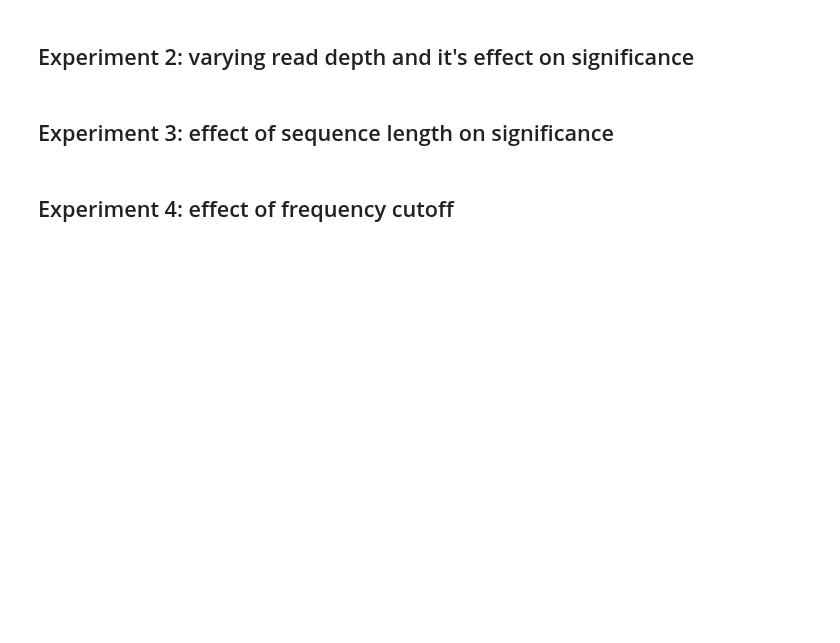
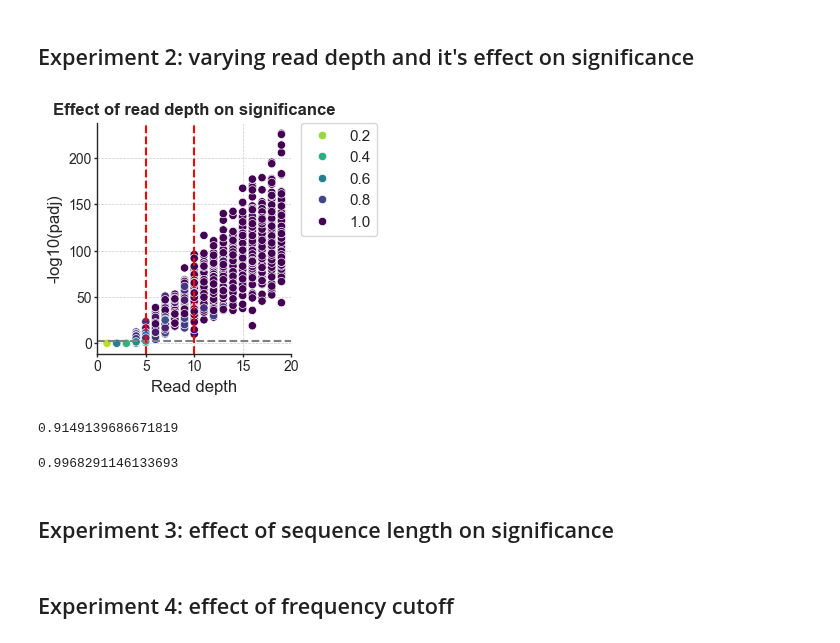
Before and after one commit to fhalab/LevSeq, a Jupyter notebook: simulation/Ape AGW ePCR Figures.ipynb, the cells around one changed output. Saved outputs shown, nothing was run; the diff lists cells and outputs as text; code cells hidden in the pictures; blank space fills up the shorter version.

```diff
--- a/simulation/Ape AGW ePCR Figures.ipynb
+++ b/simulation/Ape AGW ePCR Figures.ipynb
@@ -146,3 +134,36 @@ plt.show()
+# %%
+experiment_df = pd.read_csv(f'{data_dir}Experiment2_ReadDepth_{label}.csv')
+experiment_df['-log10(P.adj)'] = -1*np.log10(experiment_df['P adj.'].values)
+experiment_df['Read depth'] = [int(c.split('_')[-1]) for c in experiment_df['Plate']]
+experiment_df['# Mutations'] = [len(v.split('_')) for v in experiment_df['Variant'].values]
+experiment_df = experiment_df.reset_index()
+experiment_df.replace([np.inf, -np.inf], 320, inplace=True)
+ax = sns.scatterplot(experiment_df, x='Read depth', y='-log10(P.adj)', hue='accuracy', palette='viridis_r')
+set_ax_params(ax)
+plt.xlim((0, 20))
+plt.xlabel('Read depth')
+plt.ylabel('-log10(padj)')
+plt.title('Effect of read depth on significance', fontsize=title_font_size, fontweight="bold")
+plt.legend(bbox_to_anchor=(1.05, 1), loc=2, borderaxespad=0.)
+plt.axhline(y = significance, color = 'grey', linestyle = '--') #axis='y',
+plt.grid(True, which='major', linestyle='--', linewidth=0.5)
+plt.axvline(x = 5, color = 'red', linestyle = '--') #axis='y',
+plt.axvline(x = 10, color = 'red', linestyle = '--') #axis='y',
+plt.savefig(f'{fig_dir}Experiment2_{label}.svg')
+plt.show()
+# %% [output]
+[figure, added]
+# %%
+f5_10 = experiment_df[experiment_df['Read depth'] > 4]
+f5_10 = f5_10[f5_10['Read depth'] < 11]
+np.mean(f5_10p[
+# %% [output]
+0.9149139686671819
+# %%
+f5_10 = experiment_df[experiment_df['Read depth'] > 10]
+np.mean(f5_10['accuracy'].values)
+# %% [output]
+0.9968291146133693
 # %%
 experiment_df = pd.read_csv(f'{data_dir}Experiment2_ReadDepth_{label}.csv')
 experiment_df['-log10(P.adj)'] = -1*np.log10(experiment_df['P adj.'].values)
```
Also changed, not shown: parts of 3 cells of this notebook, 3 other files.
